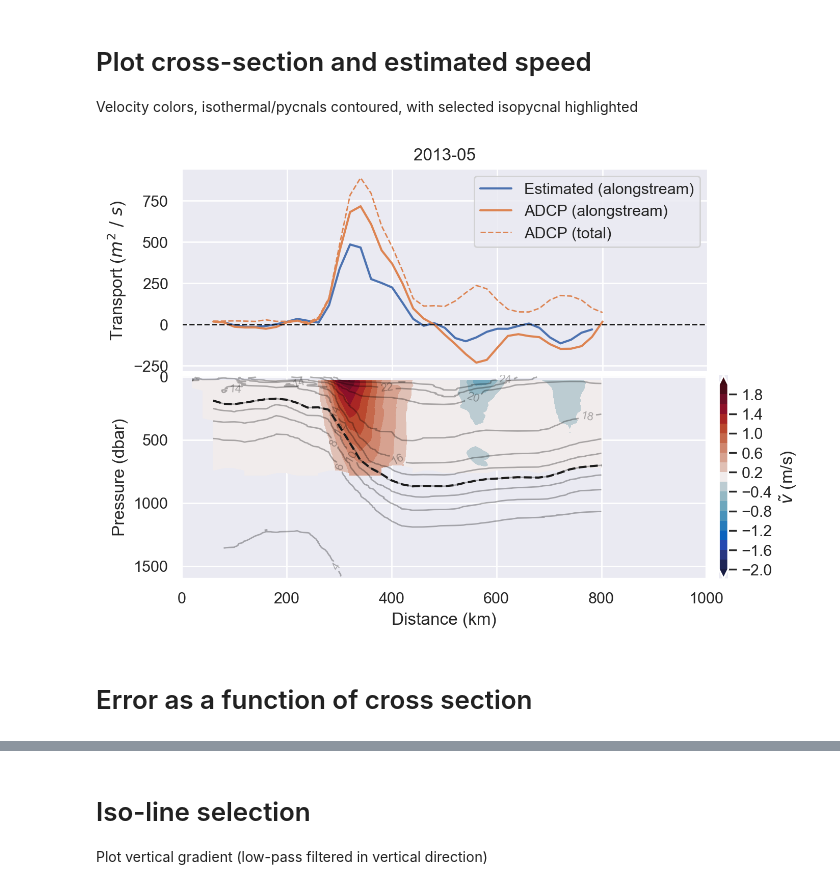
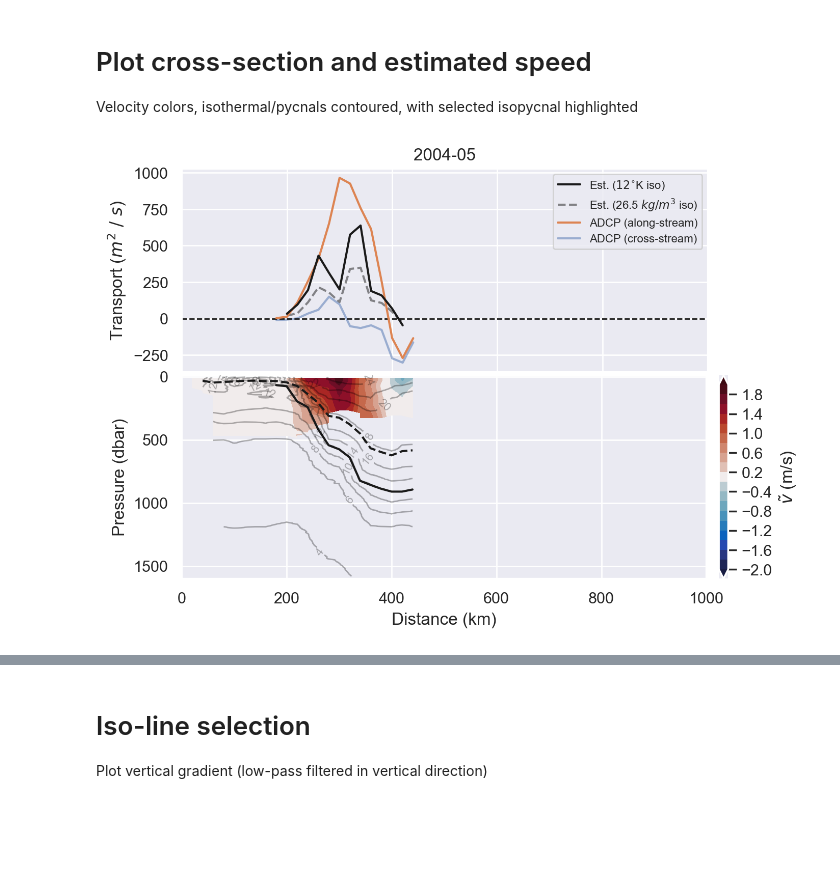
Before and after one commit to ktcarr/12.843, a Jupyter notebook: lab2/lab2_analysis.ipynb, the cells around one changed output, grey strips where cells are left out. Cells and saved outputs as stored; diff of their text form; code cells hidden in the pictures; blank space fills up the shorter version.

```diff
--- a/lab2/lab2_analysis.ipynb
+++ b/lab2/lab2_analysis.ipynb
@@ -178,7 +178,7 @@ $\implies v = \frac{g}{f}\frac{\partial\eta_1}{\partial x}$
 # %%
 mpl.rcParams['figure.dpi'] = 200
 
-time_idx      = 1
+time_idx      = 12
 iso_level     = 12 # 12 degrees C, or 27 kg/m^3 seems to give reasonable results...
 name          = 'T' # one of {'T','rho'}
 name_plot     = 'T' # which variable to contour on the plots...
@@ -188,6 +188,10 @@ take_mean     = False
 ## take mean if desired
 if take_mean:
     data, vhat_adcp, speed_adcp  = [x.mean('time', keepdims=True) for x in [data, vhat_adcp, speed_adcp]]
+#     is_season = data.time.dt.month < 6 # for spring
+#     is_season = data.time.dt.month > 8 # for summer
+#     data, vhat_adcp, speed_adcp  = [x.sel(time=is_season).mean('time', keepdims=True)
+#                                     for x in [data, vhat_adcp, speed_adcp]]
 
 ## Compute isoline and velocity
 data_ = data.isel(time=time_idx)          # get correct timestep
@@ -195,18 +199,28 @@ rho_  = data_['rho']   # density
 iso   = get_iso(data_[name], x=iso_level) # compute depth of isoline
 vhat  = est_velocity(rho_, iso)           # estimate velocity
 
+## Comparison isoline
+iso2   = get_iso(data_['rho'], x=26.5) # compute depth of isoline
+vhat2  = est_velocity(rho_, iso2)           # estimate velocity
+
 # Partition ADCP data by layer
 vhat_adcp_lo, vhat_adcp_hi = get_lower_upper(vhat_adcp.sel(name='v').isel(time=time_idx), iso)
+uhat_adcp_lo, uhat_adcp_hi = get_lower_upper(vhat_adcp.sel(name='u').isel(time=time_idx), iso)
 s_adcp_lo, s_adcp_hi       = get_lower_upper(speed_adcp.sel(name='v').isel(time=time_idx), iso)
 
 ### Integrated transport
 vhat_transport      = vhat          * iso # integrated transport (note: units of iso are 'm')
+vhat_transport2     = vhat          * iso2 # integrated transport (note: units of iso are 'm')
 vhat_adcp_transport = vhat_adcp_hi  * iso
+uhat_adcp_transport = uhat_adcp_hi  * iso
 s_adcp_tranport     = s_adcp_hi     * iso
+
+# y,m = get_ym(data, time_idx)
 # %% [markdown]
 # Plot cross-section and estimated speed
 Velocity colors, isothermal/pycnals contoured, with selected isopycnal highlighted
 # %%
+mpl.rcParams['figure.dpi'] = 200
 ##### Plotting
 c = sns.color_palette()
 figsize = np.array([8,16/3])
@@ -218,41 +232,44 @@ ax0 = fig.add_subplot(gs[:10,:25])
 if plot_velocity:
     p1 = ax0.plot(vhat.dist, vhat.values,  label='Estimated (alongstream)')
     p2 = ax0.plot(vhat.dist, vhat_adcp_hi, color=c[1], label='ADCP (alongstream)')
-    p2 = ax0.plot(vhat.dist, s_adcp_hi,    color=c[1], label='ADCP (total)', ls='--', lw=1)
+    p3 = ax0.plot(vhat.dist, s_adcp_hi,    color=c[1], label='ADCP (total)', ls='--', lw=1)
     ax0.set_ylabel('Velocity ($m~/~s$)')
 else:
-    p1 = ax0.plot(vhat.dist, vhat_transport.values,          label='Estimated (alongstream)')
-    p2 = ax0.plot(vhat.dist, vhat_adcp_transport,  color=c[1], label='ADCP (alongstream)')
-    p2 = ax0.plot(vhat.dist, s_adcp_tranport,      color=c[1], label='ADCP (total)', ls='--', lw=1)
+    p1 = ax0.plot(vhat.dist, vhat_transport.values, zorder=10,   label=r'Est. ($12^{\circ}$K iso)', color='k')
+    p1 = ax0.plot(vhat.dist, vhat_transport2.values,  ls='--',label=r'Est. (26.5 $kg/m^3$ iso)',color='k',alpha=.5)
+    p2 = ax0.plot(vhat.dist, vhat_adcp_transport, zorder=9, color=c[1], label='ADCP (along-stream)')
+    p25= ax0.plot(vhat.dist, uhat_adcp_transport,  color=c[0], label='ADCP (cross-stream)',alpha=.5)
+#     p3 = ax0.plot(vhat.dist, s_adcp_tranport,      color=c[1], label='ADCP (total)', ls='--', lw=1)
     ax0.set_ylabel(r'Transport ($m^2~/~s$)')
 ax0.set_xticklabels([])
 ax0.axhline(0,ls='--',lw=1,c='k')
 ax0.set_xlim([0,1000])
-ax0.legend()
+ax0.legend(prop={'size': 8})
 y,m = get_ym(data, time_idx) if not take_mean else (None,None)
 ax0.set_title(f'{y}-{m:02d}' if not take_mean else 'Mean')
 
 #### Plot Velocity profile ####
 ax = fig.add_subplot(gs[10:,:])
 p = ax.contourf(vhat_adcp.dist, vhat_adcp.depth, vhat_adcp.sel(name='v').isel(time=time_idx),
                 cmap='cmo.balance', levels=gen_utils.make_cb_range(2,.2), extend='both')
 cb = fig.colorbar(p, orientation='vertical', label=r'$\tilde{v}$ (m/s)', pad=.02)
 
 # Iso-lines (temperature or density)
 data_plot = data.isel(time=time_idx)[name_plot].T
 levels    = np.arange(0,25,2) if name_plot=='T' else np.arange(25,28.2,.05)
 p = ax.contour(data.dist, data.depth, data_plot, colors='black', linewidths=1,
                levels=levels, extend='both', alpha=.3) # create contour plot
 ax.clabel(p, fontsize=8)
 
-ax.plot(iso.dist, iso.values, c='k', ls='--')
+ax.plot(iso.dist, iso.values, c='k', ls='-')
+ax.plot(iso2.dist, iso2.values, c='k', ls='--')
 ax.set_ylabel('Pressure (dbar)')
 ax.set_xlabel('Distance (km)')
 ax.set_ylim([-10,1600])
 plt.gca().invert_yaxis() # reverse order of y axis so that depth decreases going down
 
+# fig.savefig(f'lab2-figs/transport-cross-section_{y}-{m:02d}.png')
+
 plt.show()
 # %% [output]
-[figure, old version]
+[figure, new version]
-# %% [markdown]
-# Error as a function of cross section
```
Also changed, not shown: parts of 14 cells of this notebook, 1 other file.
